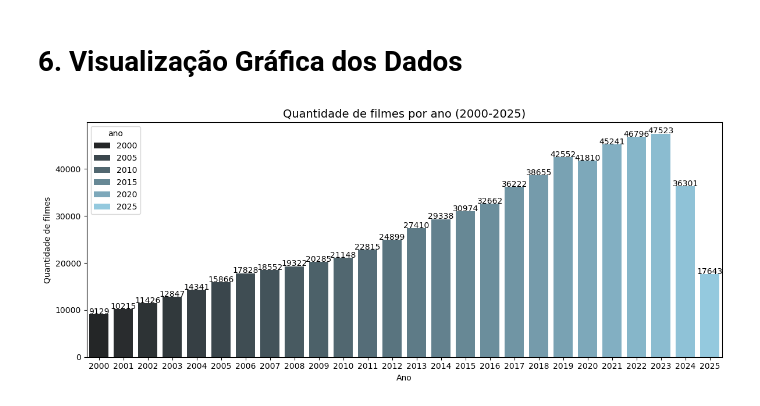
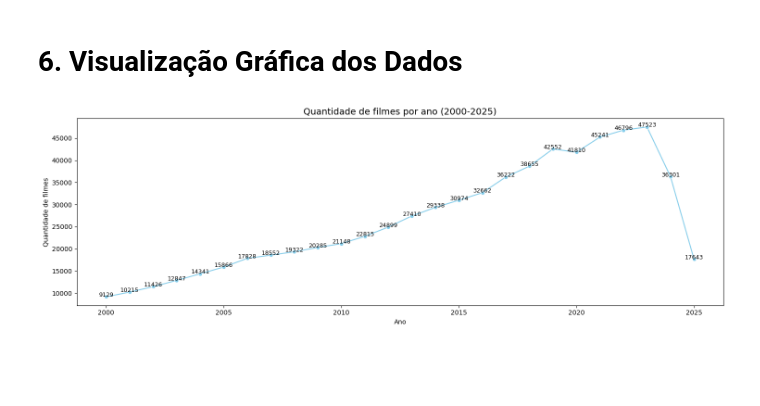
Before and after one commit to gubrandaods7/tmdb-database-analysis, a Jupyter notebook: main.ipynb, the cells around one changed output. Drawn from its saved outputs; the diff is of its cells as text; code cells hidden in the pictures; blank space fills up the shorter version.

Commit message:
Adicionando versao final do arquivo notebook e ajustes no readme

```diff
--- a/main.ipynb
+++ b/main.ipynb
@@ -294,37 +691,38 @@ df_resultado
 # %% [markdown]
 # 6. Visualização Gráfica dos Dados
 # %%
-# Quantidade de filmes por ano
+import matplotlib.pyplot as plt
+import seaborn as sns
 
-# Realizando a query
+# Query
 query = """
 SELECT ano, COUNT(DISTINCT id) AS total_filmes
 FROM tmdb
 WHERE ano BETWEEN 2000 AND 2025
 GROUP BY ano
+ORDER BY ano;
 """
-
 df_resultado = pd.read_sql_query(query, conn)
 
-# Preparando o plot
-plt.figure(figsize=(12, 5))  # gráfico mais compacto
-ax = sns.barplot(
-    x=df_resultado["ano"],
-    y=df_resultado["total_filmes"],
-    hue=df_resultado["ano"],
-    palette="dark:skyblue",
-    #legend = 'brief'
+# Plot
+plt.figure(figsize=(15, 5))
+ax = sns.lineplot(
+    data=df_resultado,
+    x="ano",
+    y="total_filmes",
+    marker="o",
+    color="skyblue"
 )
 
-# Adicionando os valores em cima das barras
-for i, v in enumerate(df_resultado["total_filmes"]):
-    ax.text(i, v + 20, str(int(v)), ha='center', fontsize=10)
+# Anotar valores no ponto certo
+for ano, total in zip(df_resultado["ano"], df_resultado["total_filmes"]):
+    ax.text(ano, total + 20, str(int(total)), ha='center', fontsize=9)
 
-# Personalizando o gráfico
+# Personalização
 plt.title("Quantidade de filmes por ano (2000-2025)", fontsize=14)
 plt.xlabel("Ano")
 plt.ylabel("Quantidade de filmes")
 plt.tight_layout()
 plt.show()
 # %% [output]
-[figure, old version]
+[figure, new version]
```
Also changed, not shown: parts of 29 cells of this notebook, 2 other files.
